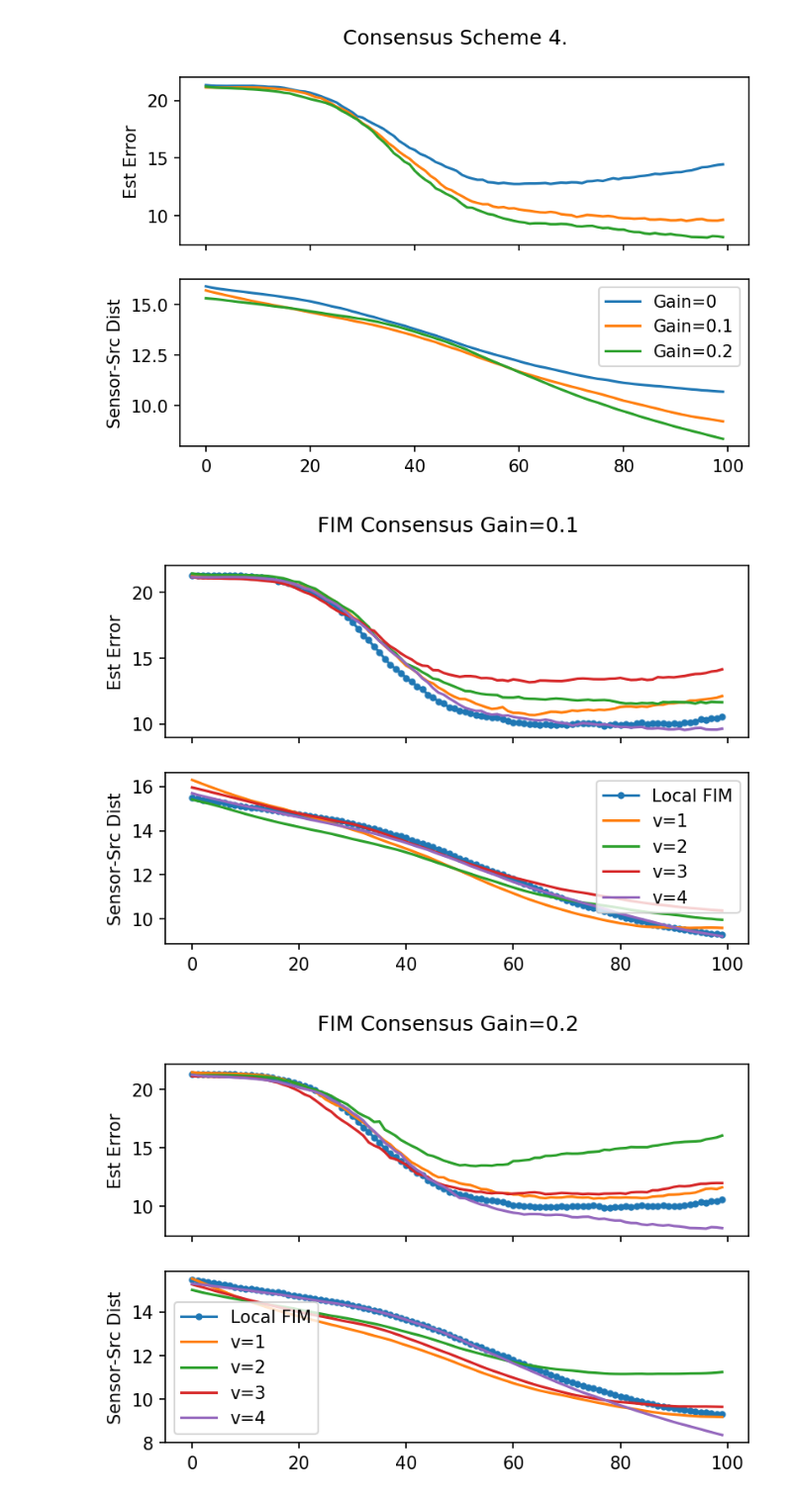
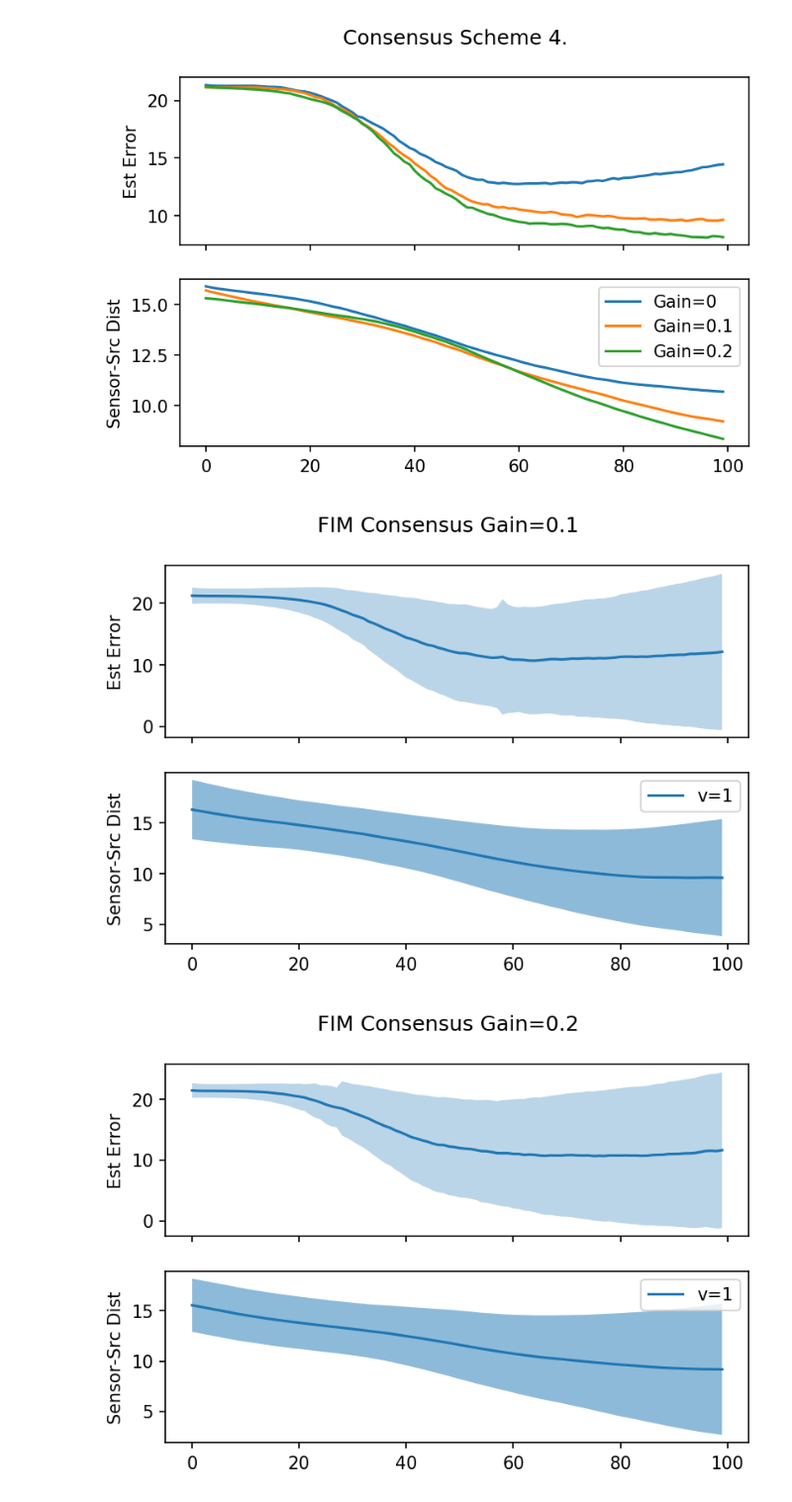
Before and after one commit to lina-robotics-lab/fim_track, a Jupyter notebook: src/Coordination-Large Starting Region/Coordination Animaion-Large Initial Region.ipynb, the cells around one changed output. Shown at 99% size. Saved outputs shown, nothing was run; the diff lists cells and outputs as text; code cells hidden in the pictures.

```diff
--- a/src/Coordination-Large Starting Region/Coordination Animaion-Large Initial Region.ipynb
+++ b/src/Coordination-Large Starting Region/Coordination Animaion-Large Initial Region.ipynb
@@ -204,28 +204,9 @@ for gain in  [0.1,0.2]:
         rep_record = pkl.load(file)
 
     qs = np.array([record['src_locs']['source_1'] for record in rep_record])
-    ax = axes[0]
-    est = np.array([list(rec['est_locs_log'].values()) for rec in rep_record])
-    err = np.median(np.linalg.norm(est-qs[:,np.newaxis,:,:],axis=-1),axis=1)
-    err_ave = np.mean(err,axis=0)
-    err_sd = np.std(err,axis=0)
-    t = np.arange(len(err_ave))
-    ax.plot(t,err_ave,label='Local FIM',marker='.')
-#         ax.fill_between(t,err_ave-err_sd,err_ave+err_sd,alpha=0.1)
-    ax.set_ylabel('Est Error')
-
-    ax = axes[1]
-    loc = np.array([list(rec['sensor_locs'].values()) for rec in rep_record])
-    dist = np.median(np.linalg.norm(loc-qs[:,np.newaxis,:,:],axis=-1),axis=1)
-    dist_ave = np.mean(dist,axis=0)
-    dist_sd = np.std(dist,axis=0)
-    t = np.arange(len(dist_ave))
-    ax.plot(t,dist_ave,label='Local FIM',marker='.')
-#         ax.fill_between(t,dist_ave-dist_sd,dist_ave+dist_sd,alpha=0.1)
-    ax.set_ylabel("Sensor-Src Dist")
 
 
-    for v in range(4):
+    for v in [0]:
         expr= "CoordDescent-F_gain{}-v{}".format(gain,v+1)
         filepath = "{}.pkl".format(expr)
         with open(filepath,'rb') as file:
@@ -235,34 +216,53 @@ for gain in  [0.1,0.2]:
         #     title=r"Consensus Gain={}".format(gain)
 
         qs = np.array([record['src_locs']['source_1'] for record in rep_record])
         # qs.shape = (n_expr,n_step,q_dim)
 
 
         ax = axes[0]
         est = np.array([list(rec['est_locs_log'].values()) for rec in rep_record])
         err = np.median(np.linalg.norm(est-qs[:,np.newaxis,:,:],axis=-1),axis=1)
         err_ave = np.mean(err,axis=0)
         err_sd = np.std(err,axis=0)
         t = np.arange(len(err_ave))
         ax.plot(t,err_ave,label='v={}'.format(v+1))
-#         ax.fill_between(t,err_ave-err_sd,err_ave+err_sd,alpha=0.1)
+        ax.fill_between(t,err_ave-err_sd,err_ave+err_sd,alpha=0.3)
         ax.set_ylabel('Est Error')
 
         ax = axes[1]
         loc = np.array([list(rec['sensor_locs'].values()) for rec in rep_record])
         dist = np.median(np.linalg.norm(loc-qs[:,np.newaxis,:,:],axis=-1),axis=1)
         dist_ave = np.mean(dist,axis=0)
         dist_sd = np.std(dist,axis=0)
         t = np.arange(len(dist_ave))
         ax.plot(t,dist_ave,label='v={}'.format(v+1))
-#         ax.fill_between(t,dist_ave-dist_sd,dist_ave+dist_sd,alpha=0.1)
+        ax.fill_between(t,dist_ave-dist_sd,dist_ave+dist_sd,alpha=0.5)
         ax.set_ylabel("Sensor-Src Dist")
 
+#     ax = axes[0]
+#     est = np.array([list(rec['est_locs_log'].values()) for rec in rep_record])
+#     err = np.median(np.linalg.norm(est-qs[:,np.newaxis,:,:],axis=-1),axis=1)
+#     err_ave = np.mean(err,axis=0)
+#     err_sd = np.std(err,axis=0)
+#     t = np.arange(len(err_ave))
+#     ax.plot(t,err_ave,label='Local FIM',marker='.')
+# #         ax.fill_between(t,err_ave-err_sd,err_ave+err_sd,alpha=0.1)
+#     ax.set_ylabel('Est Error')
+
+#     ax = axes[1]
+#     loc = np.array([list(rec['sensor_locs'].values()) for rec in rep_record])
+#     dist = np.median(np.linalg.norm(loc-qs[:,np.newaxis,:,:],axis=-1),axis=1)
+#     dist_ave = np.mean(dist,axis=0)
+#     dist_sd = np.std(dist,axis=0)
+#     t = np.arange(len(dist_ave))
+#     ax.plot(t,dist_ave,label='Local FIM',marker='.')
+# #         ax.fill_between(t,dist_ave-dist_sd,dist_ave+dist_sd,alpha=0.1)
+#     ax.set_ylabel("Sensor-Src Dist")
 
     plt.suptitle('FIM Consensus Gain={}'.format(gain))
 
     plt.legend()
     plt.show()
 # %% [output]
-[figure, old version]
+[figure, new version]
-[figure, old version]
+[figure, new version]
```
Also changed, not shown: 11 other files.
